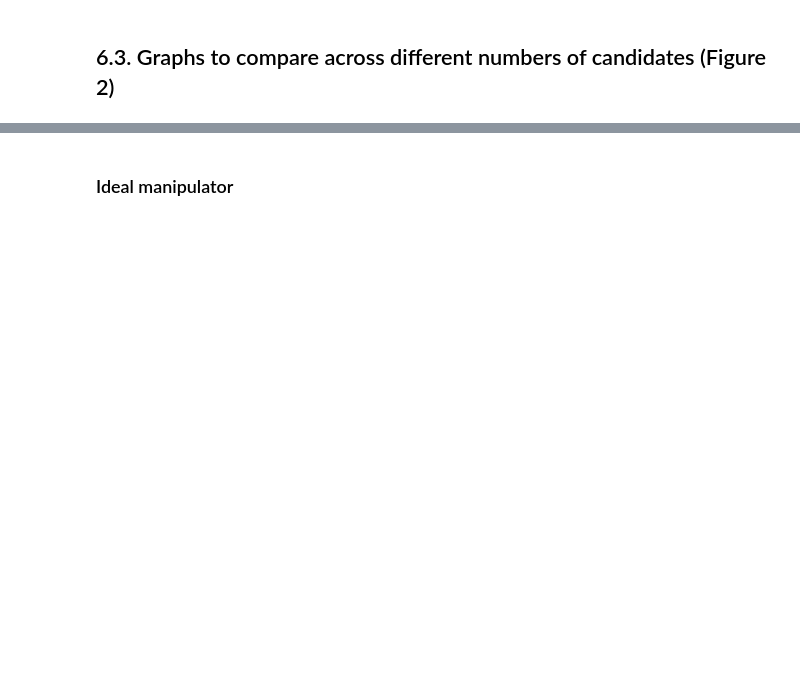
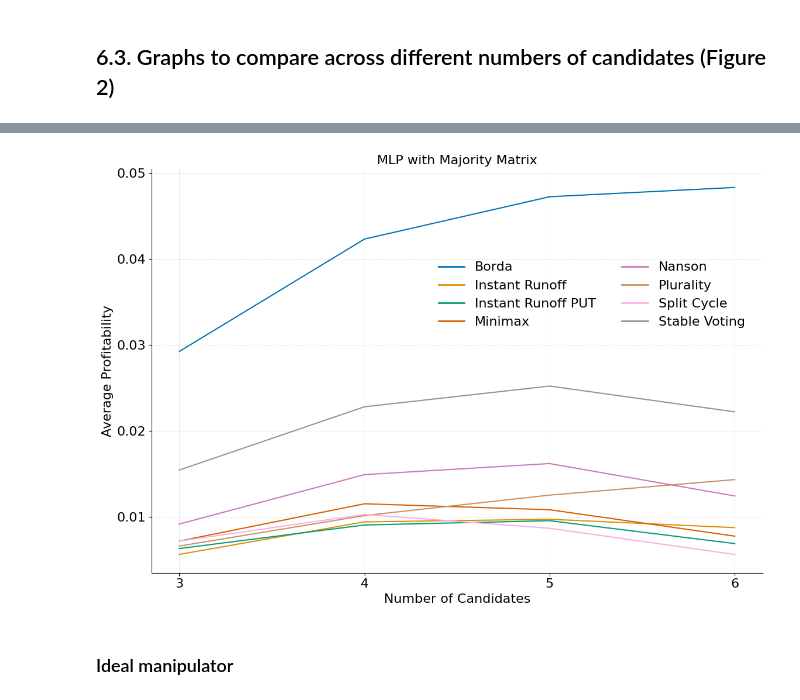
Before and after one commit to epacuit/ltm, a Jupyter notebook: Learning to Manipulate.ipynb, the cells around one changed output, grey strips where cells are left out. Saved outputs shown, nothing was run; the diff lists cells and outputs as text; code cells hidden in the pictures; blank space fills up the shorter version.

```diff
--- a/Learning to Manipulate.ipynb
+++ b/Learning to Manipulate.ipynb
@@ -2611,3 +2701,31 @@ if VISUALIZE_RESULTS:
+# %%
+data_for_df = {
+    "num_cands": list(),
+    "num_voters": list(),
+    "agent_infos": list(),
+    "vm": list(),
+    "mean_profitability": list(),
+    "model_size": list(),
+}
+
+for num_cands in all_num_cands:
+    for num_voters in all_num_voters:
+        for vm in voting_methods_order:
+            data_for_df["num_cands"].append(num_cands)
+            data_for_df["num_voters"].append(num_voters)
+            data_for_df["agent_infos"].append(agent_infos)
+            data_for_df["vm"].append(vm)
+
+            max_mean_profitability = df[(df['num_cands'] == num_cands) & (df['num_voters'] == num_voters) & (df['agent_infos'] == agent_infos) & (df['vm'] == vm)]['mean_profitability'].max()
+
+            # find the model_size with the max mean_profitability
+
+            model_size = df[(df['num_cands'] == num_cands) & (df['num_voters'] == num_voters) & (df['agent_infos'] == agent_infos) & (df['vm'] == vm) & (df['mean_profitability'] == max_mean_profitability)]['model_size'].values[0]
+
+            data_for_df["mean_profitability"].append(max_mean_profitability)
+            data_for_df["model_size"].append(model_size)
+
+df_with_max = pd.DataFrame(data_for_df)
 # %%
 if VISUALIZE_RESULTS:
     dfs = []
@@ -2630,46 +2754,45 @@ if VISUALIZE_RESULTS:
 if VISUALIZE_RESULTS:
 
     # replace Strict Nanson with Nanson
-    df_fixed_model_size['vm'] = df_fixed_model_size['vm'].replace('Strict Nanson', 'Nanson')
+    df_with_max['vm'] = df_with_max['vm'].replace('Strict Nanson', 'Nanson')
     fontsize=16
-    df_fixed_model_size['num_cands_str'] = df_fixed_model_size['num_cands'].astype(str)
+    df_with_max['num_cands_str'] = df_with_max['num_cands'].astype(str)
 
     # Extracting unique voting methods and preparing a color palette
-    unique_vms = sorted(df_fixed_model_size['vm'].unique())
+    unique_vms = sorted(df_with_max['vm'].unique())
     palette = sns.color_palette("colorblind", n_colors=len(unique_vms))
 
     # Creating the plot
     plt.figure(figsize=(12, 8))
 
     # Plotting lines for each voting method and preparing legend elements
     legend_elements = []
     for i, vm in enumerate(unique_vms):
 
-        _data = df_fixed_model_size[(df_fixed_model_size['vm'] == vm) & (df_fixed_model_size['agent_infos'] ==  agent_infos)]
-
+        _data = df_with_max[(df_with_max['vm'] == vm) & (df_with_max['agent_infos'] ==  agent_infos)]
         mean_profit_data = _data.pivot_table(index='num_cands_str', values='mean_profitability', aggfunc='mean')
-
         plt.plot(mean_profit_data.index, mean_profit_data.values, linestyle='-', color=palette[i])
-
 
         legend_elements.append(plt.Line2D([0], [0], color=palette[i], lw=2, label=vm))
 
     # Adding plot details
-    plt.title(f'{agent_infos_str}', fontsize=fontsize)
-    plt.xlabel('number of candidates', fontsize=fontsize)
-    plt.ylabel('average profitability', fontsize=fontsize)
+    plt.title(f'MLP with {agent_infos_str}', fontsize=fontsize)
+    plt.xlabel('Number of Candidates', fontsize=fontsize)
+    plt.ylabel('Average Profitability', fontsize=fontsize)
 
     # Adding the legend with only solid lines for voting methods
     plt.legend(handles=legend_elements, title='', loc='upper left', bbox_to_anchor=(0.45, 0.8), fontsize=fontsize, ncols=2, frameon=False)
     plt.xticks(fontsize=fontsize)
     plt.yticks(fontsize=fontsize)
 
     sns.despine(right=True, top=True)
     plt.grid(True, which='both', linestyle='--', linewidth=0.5, alpha=0.5)
 
     plt.tight_layout()
     plt.savefig(f"{graphs_dir}/num_cands_different_voting_methods_{agent_infos}.pdf")
     plt.show()
+# %% [output]
+[figure, added]
 # %% [markdown]
 ### Ideal manipulator
 # %%
```
Also changed, not shown: parts of 21 cells of this notebook, 18 other files.
